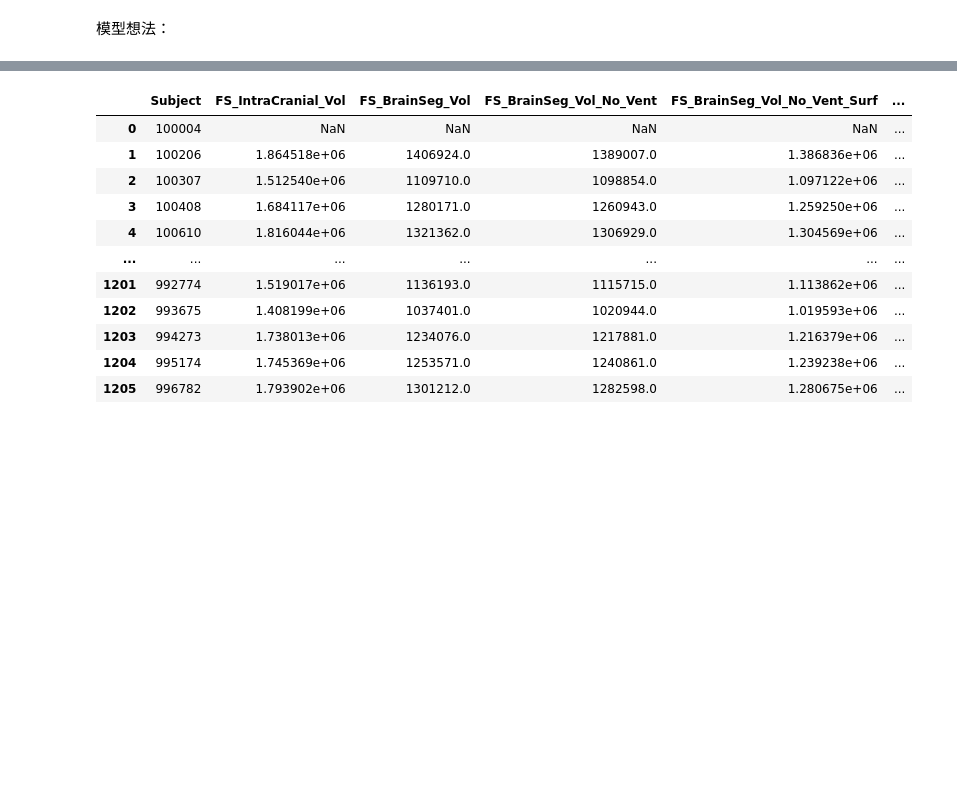
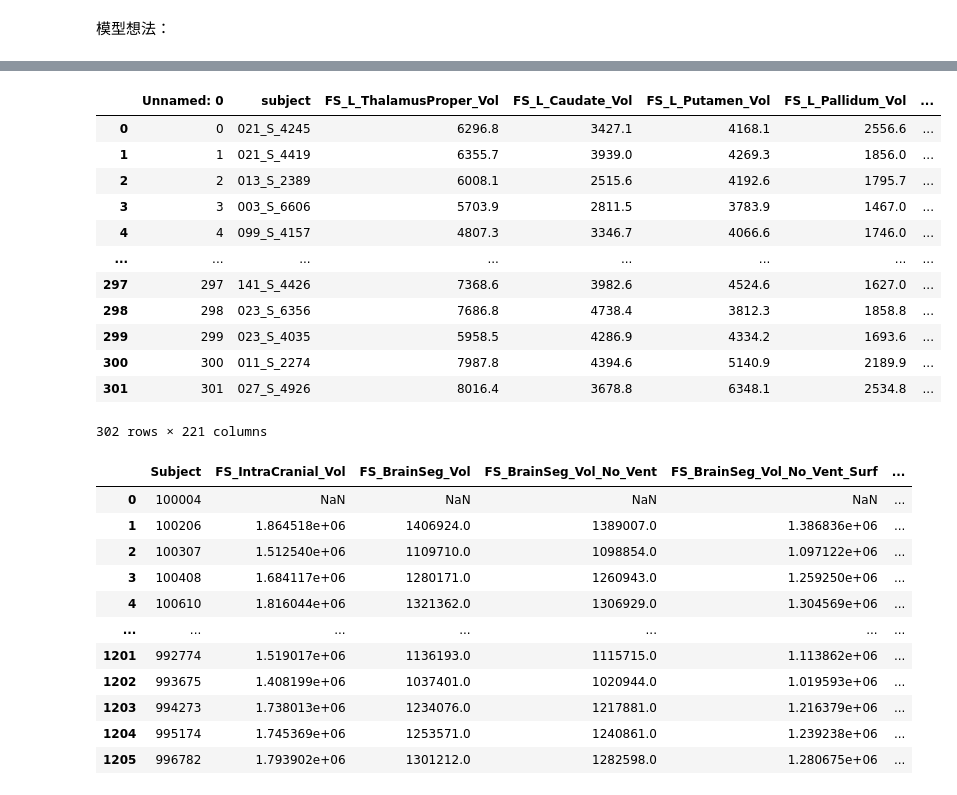
Before and after one commit to ulysses1881826/neuroScript, a Jupyter notebook: atrophyModelBuild.ipynb, the cells around one changed output, grey strips where cells are left out. Cells and saved outputs as stored; diff of their text form; code cells hidden in the pictures; blank space fills up the shorter version.

```diff
--- a/atrophyModelBuild.ipynb
+++ b/atrophyModelBuild.ipynb
@@ -38,3 +50,19 @@ MCI_freesurfer_Out = pd.read_csv(os.path.join(csvPath,"MCI_amyloid_pos_freeStats
+# %%
+MCI_freesurfer_Out
+# %% [output]
+|  | Unnamed: 0 | subject | FS_L_ThalamusProper_Vol | FS_L_Caudate_Vol | FS_L_Putamen_Vol | FS_L_Pallidum_Vol | ... |
+| 0 | 0 | 021_S_4245 | 6296.8 | 3427.1 | 4168.1 | 2556.6 | ... |
+| 1 | 1 | 021_S_4419 | 6355.7 | 3939.0 | 4269.3 | 1856.0 | ... |
+| 2 | 2 | 013_S_2389 | 6008.1 | 2515.6 | 4192.6 | 1795.7 | ... |
+| 3 | 3 | 003_S_6606 | 5703.9 | 2811.5 | 3783.9 | 1467.0 | ... |
+| 4 | 4 | 099_S_4157 | 4807.3 | 3346.7 | 4066.6 | 1746.0 | ... |
+| ... | ... | ... | ... | ... | ... | ... | ... |
+| 297 | 297 | 141_S_4426 | 7368.6 | 3982.6 | 4524.6 | 1627.0 | ... |
+| 298 | 298 | 023_S_6356 | 7686.8 | 4738.4 | 3812.3 | 1858.8 | ... |
+| 299 | 299 | 023_S_4035 | 5958.5 | 4286.9 | 4334.2 | 1693.6 | ... |
+| 300 | 300 | 011_S_2274 | 7987.8 | 4394.6 | 5140.9 | 2189.9 | ... |
+| 301 | 301 | 027_S_4926 | 8016.4 | 3678.8 | 6348.1 | 2534.8 | ... |
+302 rows × 221 columns
 # %%
 volner
 # %% [output]
```
Also changed, not shown: parts of 17 cells of this notebook, 3 other files.
